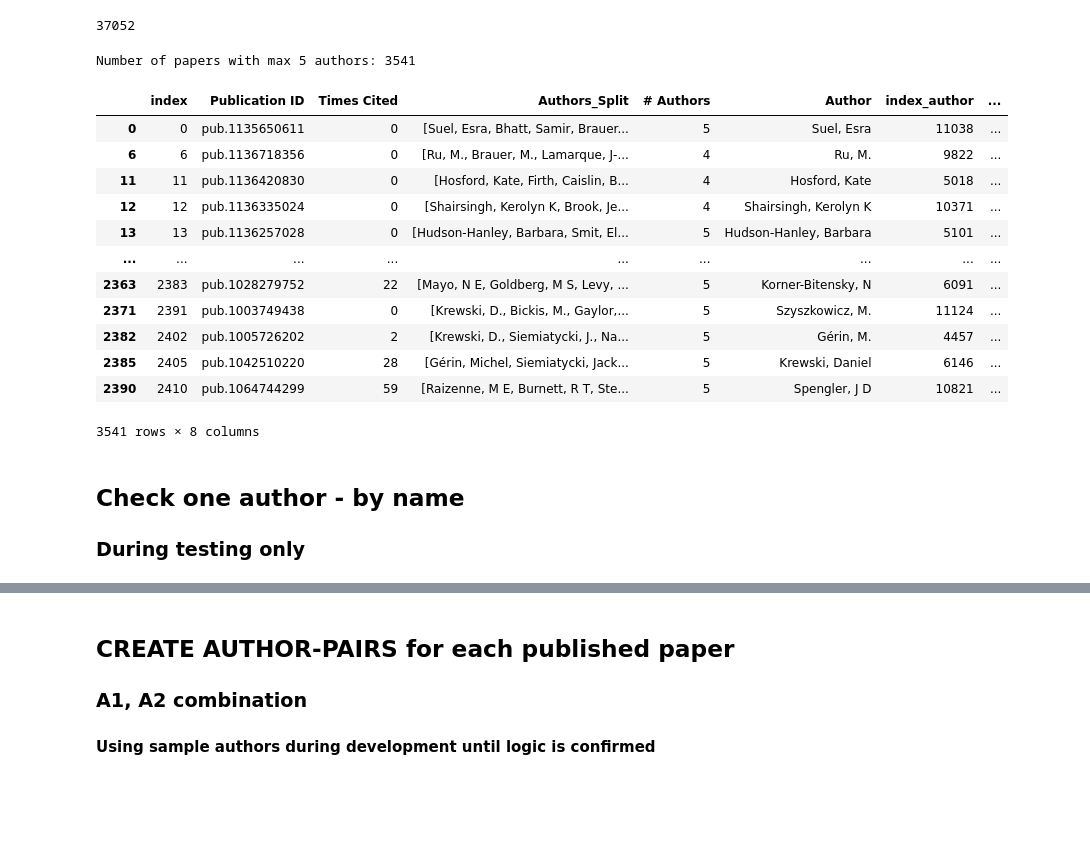
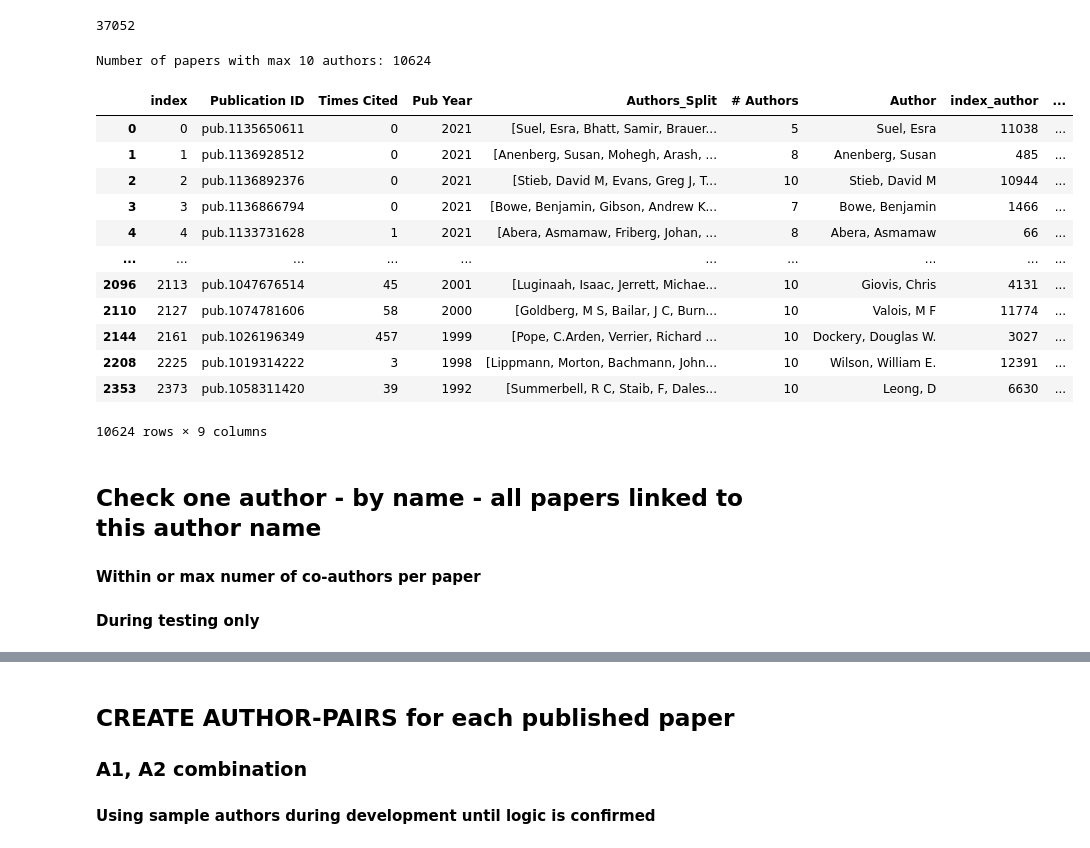
Before and after one commit to CazMayhem/Social-Information-Network-Analysis, a Jupyter notebook: notebooks/SINA_CoAuthor_A1_A2_CreateGraph_v01.ipynb, the cells around one changed output, grey strips where cells are left out. Cells and saved outputs as stored; diff of their text form; code cells hidden in the pictures; blank space fills up the shorter version.

```diff
--- a/notebooks/SINA_CoAuthor_A1_A2_CreateGraph_v01.ipynb
+++ b/notebooks/SINA_CoAuthor_A1_A2_CreateGraph_v01.ipynb
@@ -97,8 +103,8 @@ df_data = df_data.rename(columns={'Fix':'Times cited'})
 print(df_data.info())
 
 # Extract only the useful dimensions
-df_data = df_data[['Publication ID','Title','Abstract','Authors','Authors Affiliations - Name of Research organization','Times cited','Cited references']].copy()
-df_data.columns = ['Publication ID','Title','Abstract','Authors','Authors Affiliations','Times Cited','Cited references']
+df_data = df_data[['Publication ID','Title','Abstract','Authors','Authors Affiliations - Name of Research organization','Times cited','Cited references','PubYear']].copy()
+df_data.columns = ['Publication ID','Title','Abstract','Authors','Authors Affiliations','Times Cited','Cited references','Pub Year']
 df_data.head(3)
 
 csv_file = 'Dimensions-Publication_small.csv'
@@ -111,7 +117,7 @@ print('df_data                     ',df_data.shape)
 # df_citat['Authors'][1]
 # eg: 'Molin, Nicole L.; Molin, Clifford; Dalpatadu, Rohan J.; Singh, Ashok K.'
 
-df_pub = df_data[['Publication ID','Authors','Authors Affiliations','Cited references','Times Cited']].copy()
+df_pub = df_data[['Publication ID','Authors','Authors Affiliations','Cited references','Times Cited','Pub Year']].copy()
 
 df_pub.to_csv('df_published.csv')
 
@@ -124,7 +130,7 @@ df_pub
 
 # rename our fixed columns back to the original ones
 df_pub = df_pub.drop(columns=(['Authors','Authors Affiliations','Cited references']))
-df_pub.columns=(['Publication ID','Times Cited','Authors','Authors Affiliations','Cited references'])
+df_pub.columns=(['Publication ID','Times Cited','Pub Year','Authors','Authors Affiliations','Cited references'])
 print('after fix columns removed   ',df_pub.shape)
 
 # Remove junk author to avoid count/sorting fail
@@ -181,7 +190,7 @@ df_pub['Authors_Split'] = [list(x.split('; ')) for x in df_pub['Authors']]
 df_pub.head()
 
 # df_test['Authors_Split'].iloc[2]
-df_split = df_pub[['index','Publication ID','Times Cited','Authors_Split']].copy()
+df_split = df_pub[['index','Publication ID','Times Cited','Pub Year','Authors_Split']].copy()
 df_split
 
 # how many co-authors for each paper
@@ -189,11 +198,12 @@ df_split['# Authors'] = [len(x) for x in df_split['Authors_Split']]
 df_split.sort_values('# Authors', ascending=False)
 df_split
 
-# Dataframe just of Pub-ID with Index 0-N rows
-df_paper = pd.DataFrame(df_split.iloc[:,:5])   #.values.tolist())  #.reset_index()
+# Dataframe just of Pub-ID with Index 0-N rows NOTE: if adding new columns before # Authors - add +1 (per new column) to col_index
+col_index = 6
+df_paper = pd.DataFrame(df_split.iloc[:,:col_index])   #.values.tolist())  #.reset_index()
 # temp name for index column
 df_paper['index_pub'] = df_paper['index']
-df_paper = df_paper[['index','index_pub','Publication ID','Times Cited','Authors_Split','# Authors']]
+df_paper = df_paper[['index','index_pub','Publication ID','Times Cited','Pub Year','Authors_Split','# Authors']]
 df_paper
 
 # Dataframe just of Authors but converted to columns (across)
@@ -236,10 +251,10 @@ col_end = col_list[len(col_list)-1]
 
 # iterate across all author columns
 all_auth = []
-new_list = ['index','Publication ID','Times Cited','Authors_Split','# Authors','Author']
-for col in col_list[5:]:
+new_list = ['index','Publication ID','Times Cited','Pub Year','Authors_Split','# Authors','Author']
+for col in col_list[col_index:]:
     df_app = []
-    df_app = df_new[['index','Publication ID','Times Cited','Authors_Split','# Authors',col]].copy()
+    df_app = df_new[['index','Publication ID','Times Cited','Pub Year','Authors_Split','# Authors',col]].copy()
     df_app.columns = new_list
     all_auth.append(df_app)
 
@@ -275,6 +296,6 @@ len pub-auth del blank Authors (37052, 6)
 # %%
 #-----------------------------------------------------------
-# create "Paper" Author nodes - assume Author with same name
+# create Author nodes - assume Author with same name
 # is the same Author - may not be true in real life
 #-----------------------------------------------------------
 
@@ -284,12 +305,12 @@ df_node_author.columns=(['index_author','Author','Author Count Times'])
 df_node_author
 
 # combine Published-Author + Author-ID to link Paper-ID and Author-ID
-df_pub_auth_2 = df_pub_auth.join(df_node_author.set_index('Author'), on='Author')
-df_pub_auth_2
+df_pub_auth_count = df_pub_auth.join(df_node_author.set_index('Author'), on='Author')
+df_pub_auth_count
 
 #-------------------------------------------------------
 # finish creating nodes for each Author (unique by name)
-df_node_author['node_group']='paper'
+df_node_author['node_group']='author'
 df_node_author.columns=(['node_id','node_name','size_author','node_group'])
 df_node_author
 
@@ -424,34 +437,36 @@ len(df_pub_auth_bak)
 # %%
 #------------------------------------------------------------
 # LIMIT PAPERS CO-AUTHOR SIZE - JUST DURING DEVELOPMENT
 # Number of papers with max 5 authors: 3541
+# (max 10 = 10624 rows, max 100 = 18640 rows)
 #------------------------------------------------------------
-max_coauthor = 5
+max_coauthor = 10
 
-df_pub_auth_2 = df_pub_auth_bak[df_pub_auth_bak['# Authors']<=max_coauthor].copy()
+df_pub_auth_subset = df_pub_auth_count[df_pub_auth_count['# Authors']<=max_coauthor].copy()
 
-print(f'\nNumber of papers with max {max_coauthor} authors:',len(df_pub_auth_2),'\n')
+print(f'\nNumber of papers with max {max_coauthor} authors:',len(df_pub_auth_subset),'\n')
 
 # data for Published Paper ID linked to Co-Author ID's
-df_pub_auth_2
+df_pub_auth_subset
 # %% [output]
-Number of papers with max 5 authors: 3541
+Number of papers with max 10 authors: 10624
-|  | index | Publication ID | Times Cited | Authors_Split | # Authors | Author | index_author | ... |
-| 0 | 0 | pub.1135650611 | 0 | [Suel, Esra, Bhatt, Samir, Brauer... | 5 | Suel, Esra | 11038 | ... |
-| 6 | 6 | pub.1136718356 | 0 | [Ru, M., Brauer, M., Lamarque, J‐... | 4 | Ru, M. | 9822 | ... |
-| 11 | 11 | pub.1136420830 | 0 | [Hosford, Kate, Firth, Caislin, B... | 4 | Hosford, Kate | 5018 | ... |
-| 12 | 12 | pub.1136335024 | 0 | [Shairsingh, Kerolyn K, Brook, Je... | 4 | Shairsingh, Kerolyn K | 10371 | ... |
-| 13 | 13 | pub.1136257028 | 0 | [Hudson-Hanley, Barbara, Smit, El... | 5 | Hudson-Hanley, Barbara | 5101 | ... |
-| ... | ... | ... | ... | ... | ... | ... | ... | ... |
-| 2363 | 2383 | pub.1028279752 | 22 | [Mayo, N E, Goldberg, M S, Levy, ... | 5 | Korner-Bitensky, N | 6091 | ... |
-| 2371 | 2391 | pub.1003749438 | 0 | [Krewski, D., Bickis, M., Gaylor,... | 5 | Szyszkowicz, M. | 11124 | ... |
-| 2382 | 2402 | pub.1005726202 | 2 | [Krewski, D., Siemiatycki, J., Na... | 5 | Gérin, M. | 4457 | ... |
-| 2385 | 2405 | pub.1042510220 | 28 | [Gérin, Michel, Siemiatycki, Jack... | 5 | Krewski, Daniel | 6146 | ... |
-| 2390 | 2410 | pub.1064744299 | 59 | [Raizenne, M E, Burnett, R T, Ste... | 5 | Spengler, J D | 10821 | ... |
+|  | index | Publication ID | Times Cited | Pub Year | Authors_Split | # Authors | Author | index_author | ... |
+| 0 | 0 | pub.1135650611 | 0 | 2021 | [Suel, Esra, Bhatt, Samir, Brauer... | 5 | Suel, Esra | 11038 | ... |
+| 1 | 1 | pub.1136928512 | 0 | 2021 | [Anenberg, Susan, Mohegh, Arash, ... | 8 | Anenberg, Susan | 485 | ... |
+| 2 | 2 | pub.1136892376 | 0 | 2021 | [Stieb, David M, Evans, Greg J, T... | 10 | Stieb, David M | 10944 | ... |
+| 3 | 3 | pub.1136866794 | 0 | 2021 | [Bowe, Benjamin, Gibson, Andrew K... | 7 | Bowe, Benjamin | 1466 | ... |
+| 4 | 4 | pub.1133731628 | 1 | 2021 | [Abera, Asmamaw, Friberg, Johan, ... | 8 | Abera, Asmamaw | 66 | ... |
+| ... | ... | ... | ... | ... | ... | ... | ... | ... | ... |
+| 2096 | 2113 | pub.1047676514 | 45 | 2001 | [Luginaah, Isaac, Jerrett, Michae... | 10 | Giovis, Chris | 4131 | ... |
+| 2110 | 2127 | pub.1074781606 | 58 | 2000 | [Goldberg, M S, Bailar, J C, Burn... | 10 | Valois, M F | 11774 | ... |
+| 2144 | 2161 | pub.1026196349 | 457 | 1999 | [Pope, C.Arden, Verrier, Richard ... | 10 | Dockery, Douglas W. | 3027 | ... |
+| 2208 | 2225 | pub.1019314222 | 3 | 1998 | [Lippmann, Morton, Bachmann, John... | 10 | Wilson, William E. | 12391 | ... |
+| 2353 | 2373 | pub.1058311420 | 39 | 1992 | [Summerbell, R C, Staib, F, Dales... | 10 | Leong, D | 6630 | ... |
-3541 rows × 8 columns
+10624 rows × 9 columns
 # %% [markdown]
-## Check one author - by name
-### During testing only
+## Check one author - by name - all papers linked to this author name
+#### Within or max numer of co-authors per paper
+#### During testing only
 # %%
 """ VALIDATING DATA ONLY - NOT FOR FULL PROCESS """
 
```
Also changed, not shown: parts of 35 cells of this notebook.
